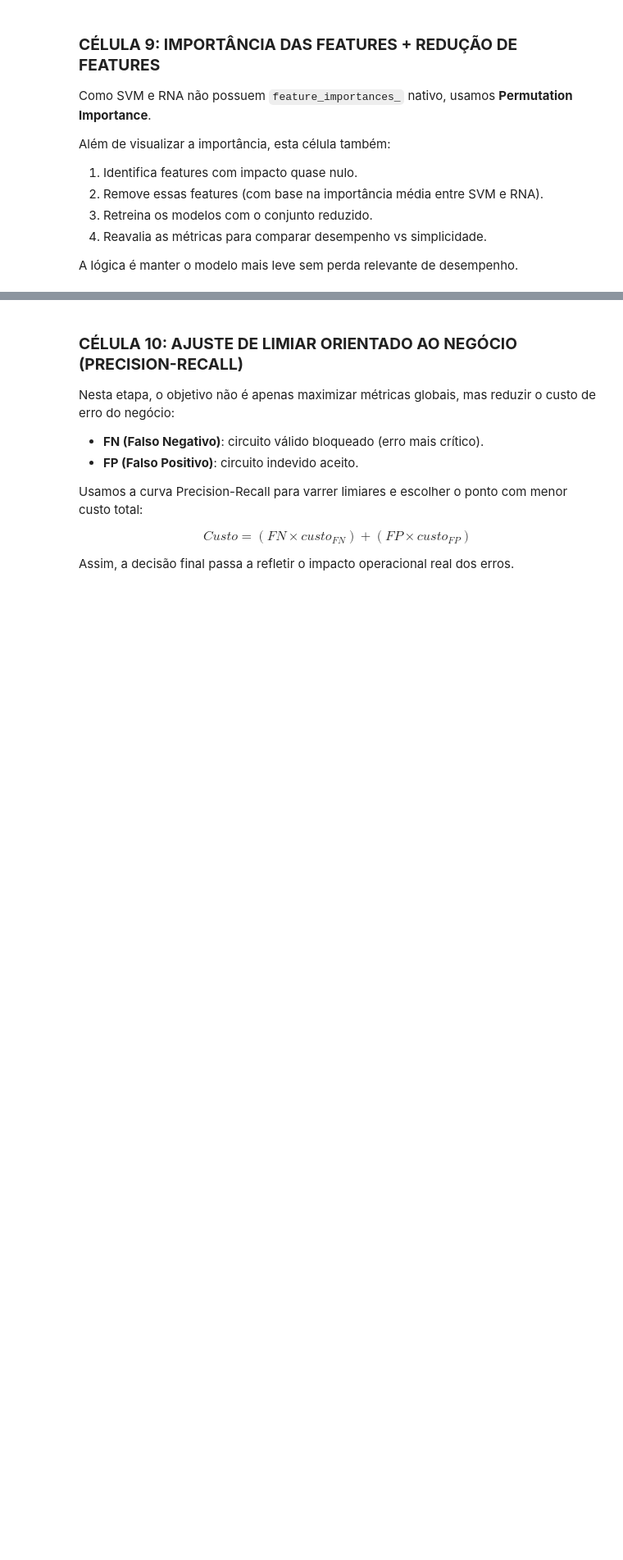
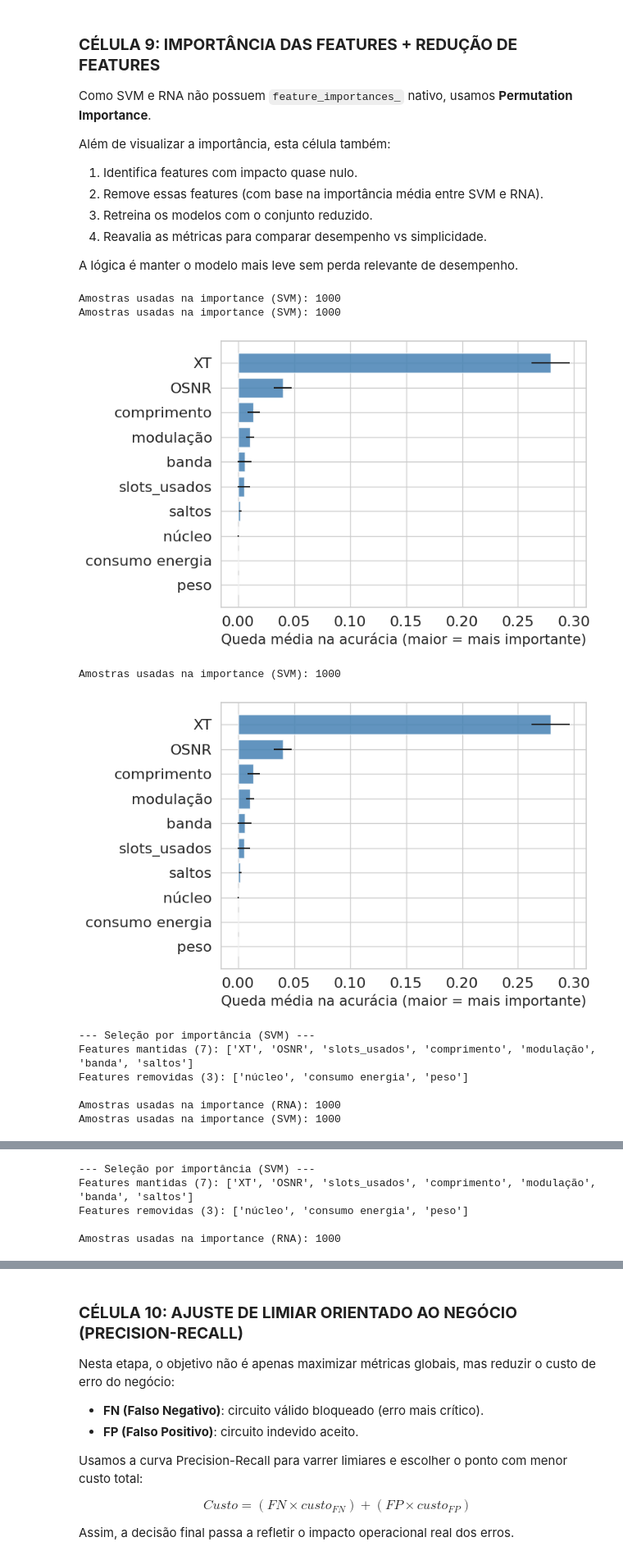
Before and after one commit to MauroGutMB/PROAGRUPAR, a Jupyter notebook: notebooks/SVM_RNA/RedesElásticas.ipynb, the cells around one changed output, grey strips where cells are left out. Shown at 82% size. Drawn from its saved outputs; the diff is of its cells as text; code cells hidden in the pictures; blank space fills up the shorter version.

```diff
--- a/notebooks/SVM_RNA/RedesElásticas.ipynb
+++ b/notebooks/SVM_RNA/RedesElásticas.ipynb
@@ -485,7 +632,7 @@ def calcular_importancia(modelo, X_eval, y_eval):
 
 def plotar_importancia(result, nome_modelo, feature_names, color):
     sorted_idx = result.importances_mean.argsort()[::-1]
-    plt.figure(figsize=(10, 6))
+    plt.figure(figsize=(8, 5))
     plt.barh(
         range(len(feature_names)),
         result.importances_mean[sorted_idx],
@@ -494,10 +641,10 @@ def plotar_importancia(result, nome_modelo, feature_names, color):
         color=color,
         alpha=0.85
     )
-    plt.yticks(range(len(feature_names)), [feature_names[i] for i in sorted_idx])
+    plt.yticks(range(len(feature_names)), [feature_names[i] for i in sorted_idx], fontsize=16)
+    plt.xticks(fontsize=16)
     plt.gca().invert_yaxis()
-    plt.xlabel("Queda média na acurácia (maior = mais importante)")
-    plt.title(f"Permutation Importance — {nome_modelo}")
+    plt.xlabel("Queda média na acurácia (maior = mais importante)", fontsize=15)
     plt.tight_layout()
     plt.show()
 
@@ -566,30 +713,42 @@ X_test_rna_red = X_test_rna_scaled[:, idx_rna]
 
 rna_red = MLPClassifier(
     hidden_layer_sizes=(128, 64),
     activation='relu',
     solver='adam',
     max_iter=200,
     tol=1e-3,
     random_state=42,
     early_stopping=True,
     validation_fraction=0.1,
     n_iter_no_change=10
 )
 rna_red.fit(X_train_rna_red, y_train_rna_final)
 met_rna_red = avaliar_sem_plot(rna_red, X_test_rna_red, y_test)
 
 metricas_originais = pd.DataFrame({
     'Modelo': ['SVM Original', 'RNA Original'],
     'Acurácia': [metrics_svm[0], metrics_rna[0]],
     'Precision': [metrics_svm[1], metrics_rna[1]],
     'Recall': [metrics_svm[2], metrics_rna[2]],
     'F1-Score': [metrics_svm[3], metrics_rna[3]]
 })
 
 metricas_reduzidas = pd.DataFrame([
     {'Modelo': 'SVM Reduzido', **met_svm_red},
     {'Modelo': 'RNA Reduzido', **met_rna_red}
 ])
 
 print("\n--- Comparação: modelos originais vs reduzidos ---")
 display(pd.concat([metricas_originais, metricas_reduzidas], ignore_index=True))
+# %% [output]
+Amostras usadas na importance (SVM): 1000
+Amostras usadas na importance (SVM): 1000
+[figure, added]
+Amostras usadas na importance (SVM): 1000
+[figure, added]
+--- Seleção por importância (SVM) ---
+Features mantidas (7): ['XT', 'OSNR', 'slots_usados', 'comprimento', 'modulação', 'banda', 'saltos']
+Features removidas (3): ['núcleo', 'consumo energia', 'peso']
+
+Amostras usadas na importance (RNA): 1000
+Amostras usadas na importance (SVM): 1000
@@ -595,0 +756,5 @@ display(pd.concat([metricas_originais, metricas_reduzidas], ignore_index=True))
+--- Seleção por importância (SVM) ---
+Features mantidas (7): ['XT', 'OSNR', 'slots_usados', 'comprimento', 'modulação', 'banda', 'saltos']
+Features removidas (3): ['núcleo', 'consumo energia', 'peso']
+
+Amostras usadas na importance (RNA): 1000
```
Also changed, not shown: parts of 10 cells of this notebook, 28 other files.
